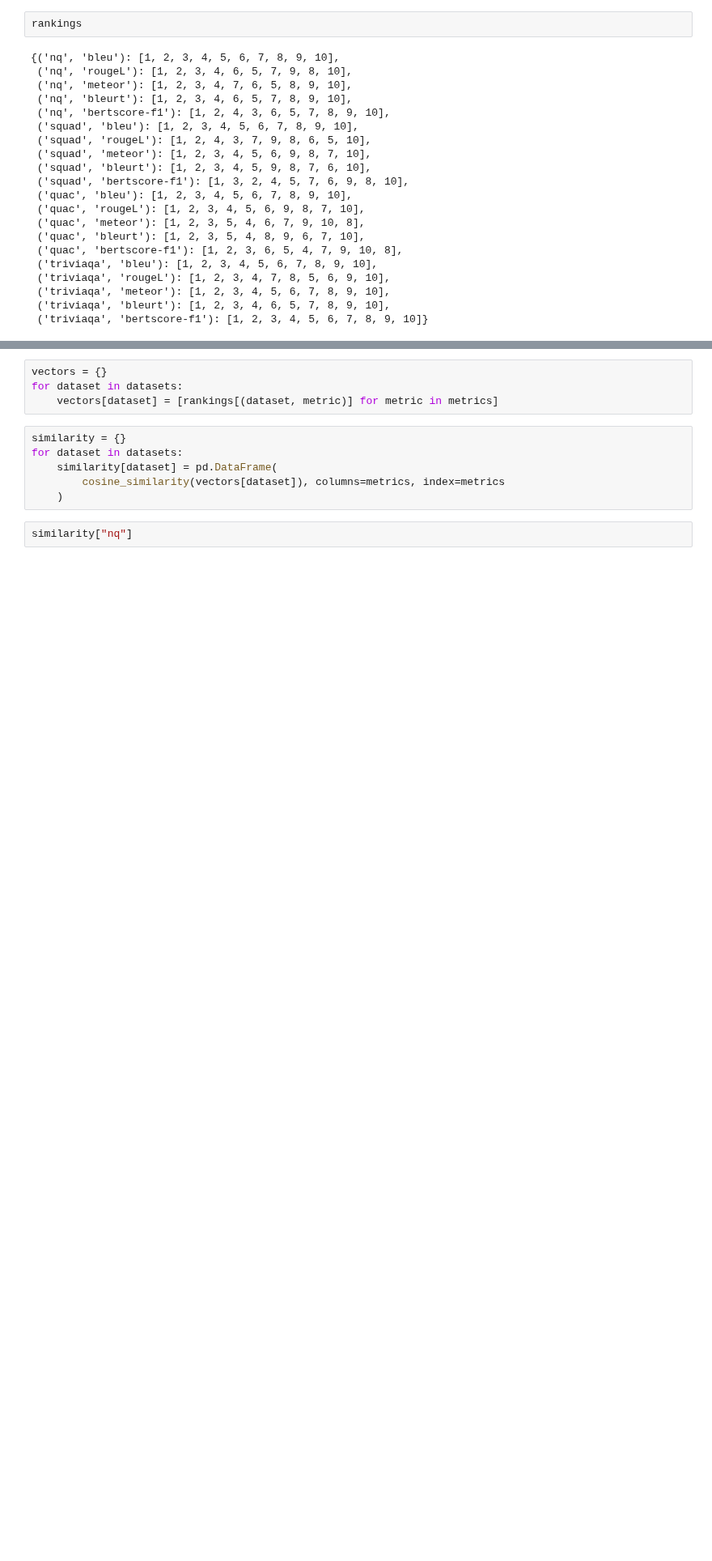
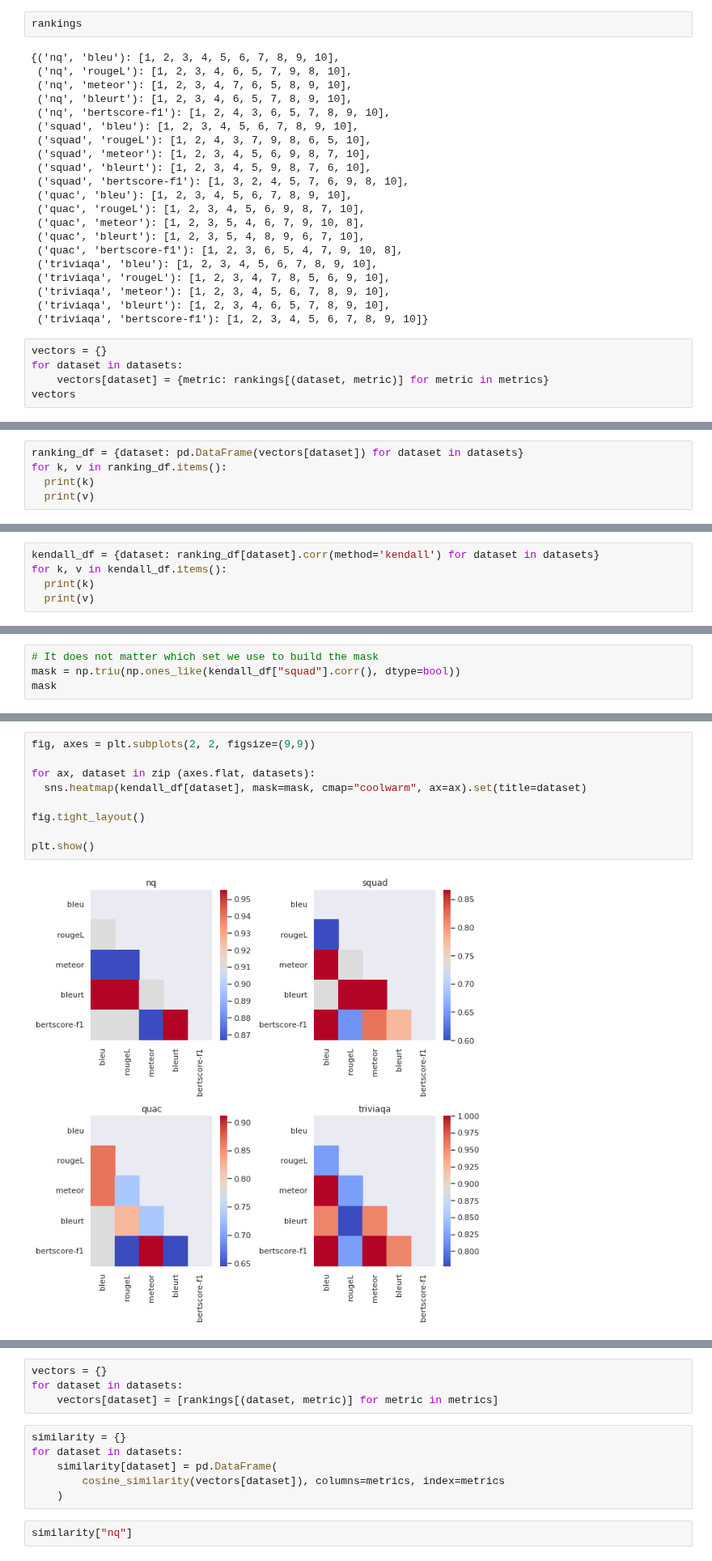
Before and after one commit to jeanlucjackson/w266_NLP_final_project, a Jupyter notebook: code/sandboxes/RR/rr_evaluation_sandbox.ipynb, the cells around one changed output, grey strips where cells are left out. Shown at 81% size. Cells and saved outputs as stored; diff of their text form; blank space fills up the shorter version.

```diff
--- a/code/sandboxes/RR/rr_evaluation_sandbox.ipynb
+++ b/code/sandboxes/RR/rr_evaluation_sandbox.ipynb
@@ -181,3 +181,8 @@ rankings
  ('triviaqa', 'meteor'): [1, 2, 3, 4, 5, 6, 7, 8, 9, 10],
  ('triviaqa', 'bleurt'): [1, 2, 3, 4, 6, 5, 7, 8, 9, 10],
  ('triviaqa', 'bertscore-f1'): [1, 2, 3, 4, 5, 6, 7, 8, 9, 10]}
+# %%
+vectors = {}
+for dataset in datasets:
+    vectors[dataset] = {metric: rankings[(dataset, metric)] for metric in metrics}
+vectors
@@ -183,0 +210,5 @@ rankings
+# %%
+ranking_df = {dataset: pd.DataFrame(vectors[dataset]) for dataset in datasets}
+for k, v in ranking_df.items():
+  print(k)
+  print(v)
@@ -183,0 +233,5 @@ rankings
+# %%
+kendall_df = {dataset: ranking_df[dataset].corr(method='kendall') for dataset in datasets}
+for k, v in kendall_df.items():
+  print(k)
+  print(v)
@@ -183,0 +256,4 @@ rankings
+# %%
+# It does not matter which set we use to build the mask
+mask = np.triu(np.ones_like(kendall_df["squad"].corr(), dtype=bool))
+mask
@@ -183,0 +266,11 @@ rankings
+# %%
+fig, axes = plt.subplots(2, 2, figsize=(9,9))
+
+for ax, dataset in zip (axes.flat, datasets):
+  sns.heatmap(kendall_df[dataset], mask=mask, cmap="coolwarm", ax=ax).set(title=dataset)
+
+fig.tight_layout()
+
+plt.show()
+# %% [output]
+[figure, added]
```
Also changed, not shown: parts of 6 cells of this notebook.
